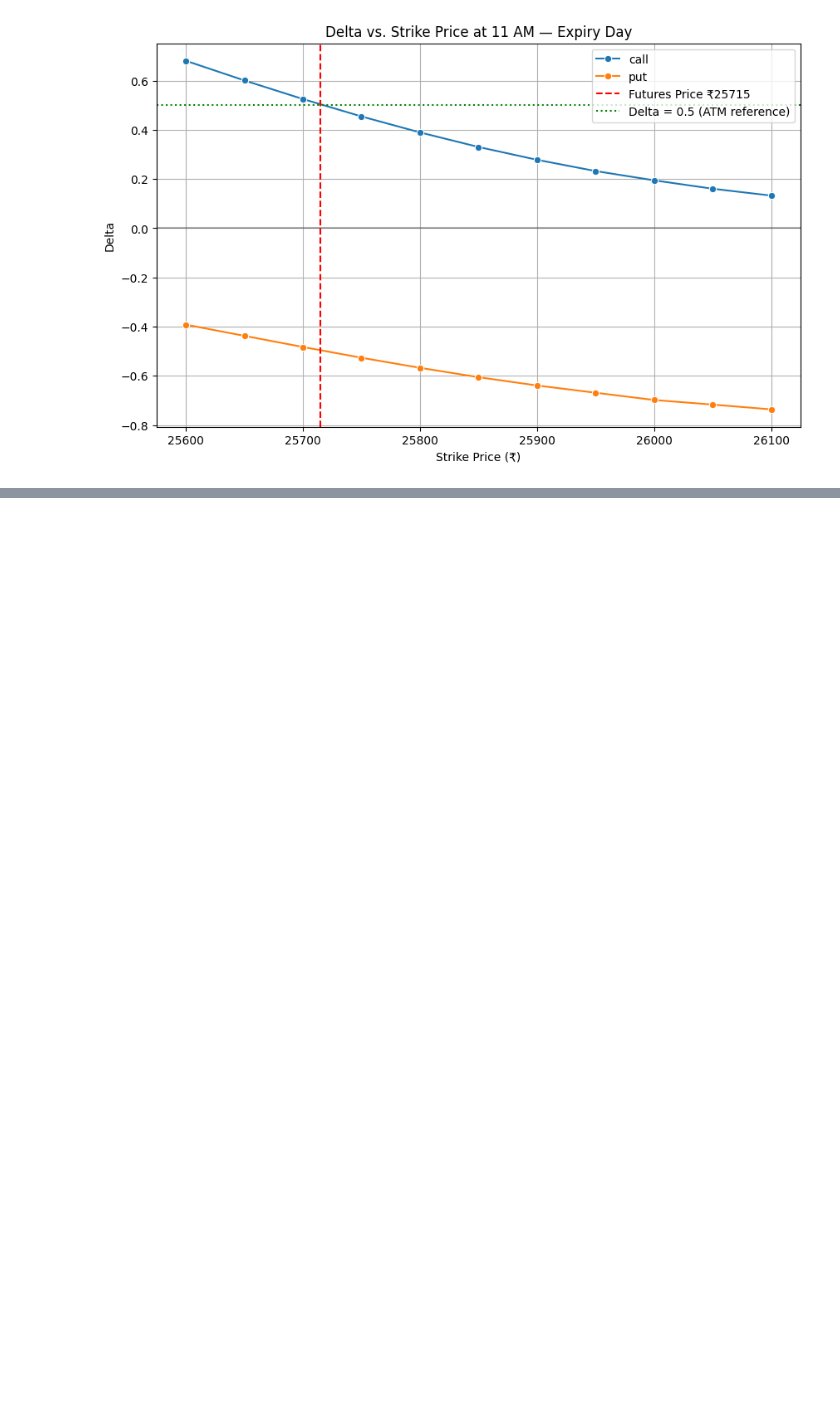
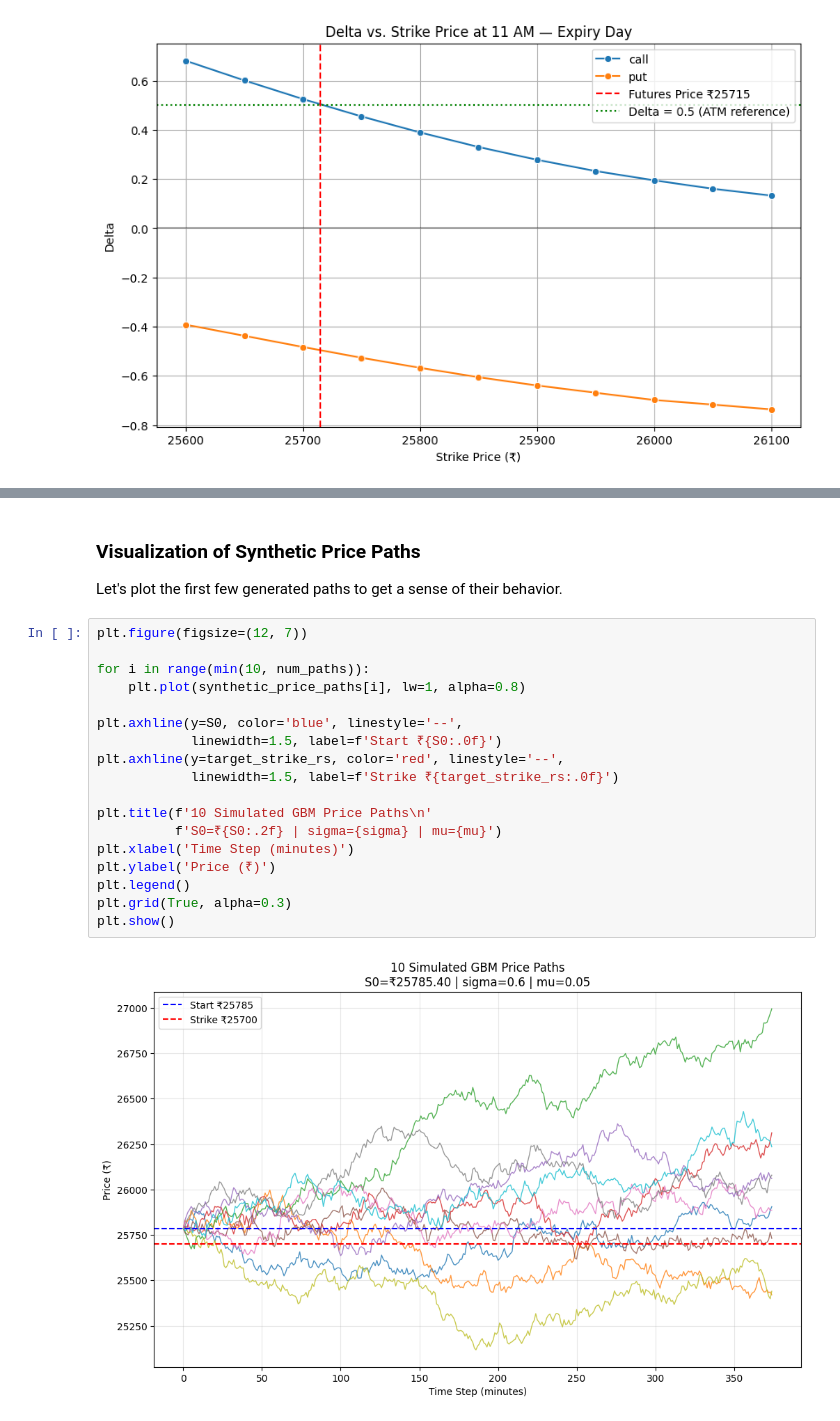
Before and after one commit to adityagupta2107/Delta-Hedging-Adversarial-Stock-Path-Generation-Simulator, a Jupyter notebook: projectNotebook.ipynb, the cells around one changed output, grey strips where cells are left out. Saved outputs shown, nothing was run; the diff lists cells and outputs as text; blank space fills up the shorter version.

```diff
--- a/projectNotebook.ipynb
+++ b/projectNotebook.ipynb
@@ -407,0 +851,24 @@ plt.show()
+# %% [markdown]
+### Visualization of Synthetic Price Paths
+
+Let's plot the first few generated paths to get a sense of their behavior.
+# %%
+plt.figure(figsize=(12, 7))
+
+for i in range(min(10, num_paths)):
+    plt.plot(synthetic_price_paths[i], lw=1, alpha=0.8)
+
+plt.axhline(y=S0, color='blue', linestyle='--',
+            linewidth=1.5, label=f'Start ₹{S0:.0f}')
+plt.axhline(y=target_strike_rs, color='red', linestyle='--',
+            linewidth=1.5, label=f'Strike ₹{target_strike_rs:.0f}')
+
+plt.title(f'10 Simulated GBM Price Paths\n'
+          f'S0=₹{S0:.2f} | sigma={sigma} | mu={mu}')
+plt.xlabel('Time Step (minutes)')
+plt.ylabel('Price (₹)')
+plt.legend()
+plt.grid(True, alpha=0.3)
+plt.show()
+# %% [output]
+[figure, added]
```
Also changed, not shown: parts of 11 cells of this notebook.
